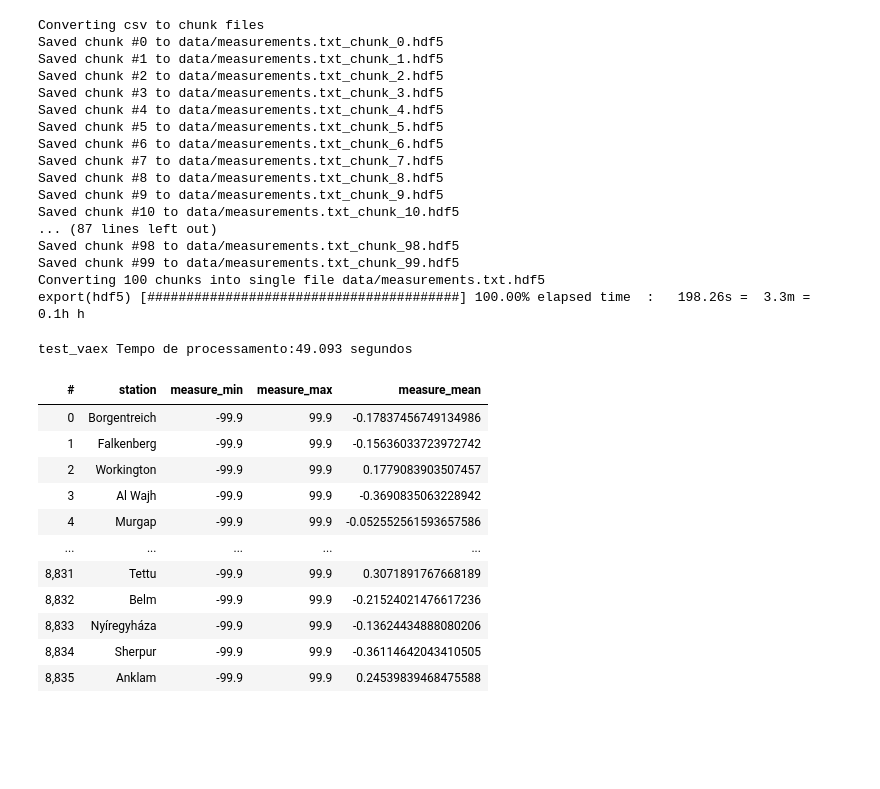
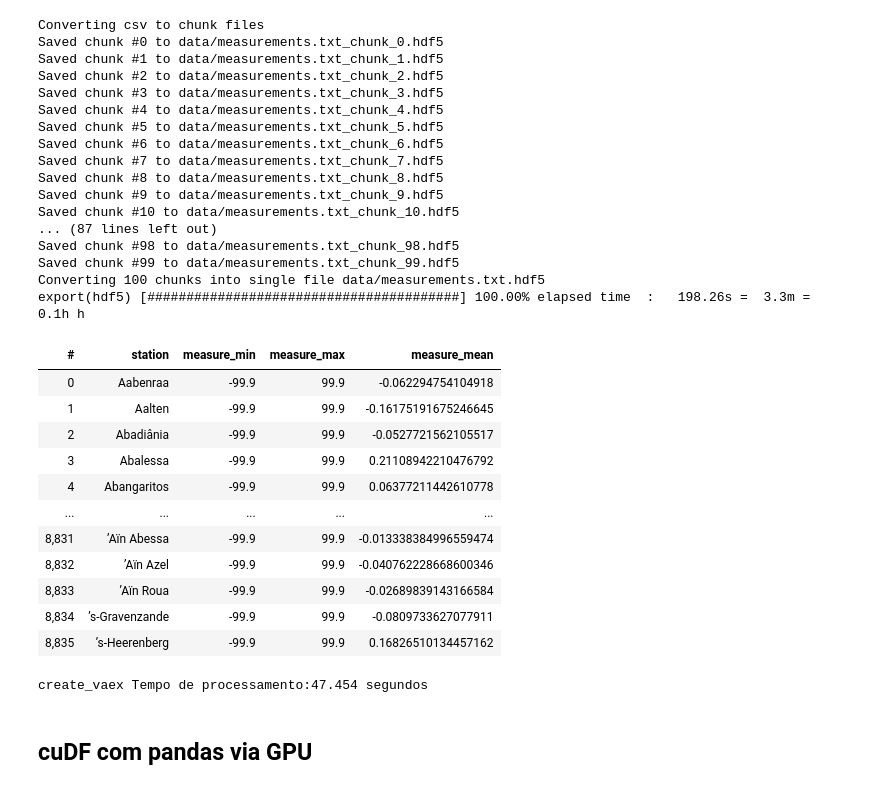
Before and after one commit to Jcnok/bootcamp-jornada-de-dados_2024, a Jupyter notebook: aula_05/aula_05.ipynb, the cells around one changed output. Cells and saved outputs as stored; diff of their text form; code cells hidden in the pictures; blank space fills up the shorter version.

```diff
--- a/aula_05/aula_05.ipynb
+++ b/aula_05/aula_05.ipynb
@@ -808,24 +765,38 @@ Saved chunk #98 to data/measurements.txt_chunk_98.hdf5
 Saved chunk #99 to data/measurements.txt_chunk_99.hdf5
 Converting 100 chunks into single file data/measurements.txt.hdf5
 export(hdf5) [########################################] 100.00% elapsed time  :   198.26s =  3.3m =  0.1h h
-# %%
-@timer
-def test_vaex():
-    return df.groupby(df['station']).agg({'measure': ['min', 'max', 'mean']})
-
-
-test_vaex()
-# %% [output]
-test_vaex Tempo de processamento:49.093 segundos
-| # | station | measure_min | measure_max | measure_mean |
-| 0 | Borgentreich | -99.9 | 99.9 | -0.17837456749134986 |
-| 1 | Falkenberg | -99.9 | 99.9 | -0.15636033723972742 |
-| 2 | Workington | -99.9 | 99.9 | 0.1779083903507457 |
-| 3 | Al Wajh | -99.9 | 99.9 | -0.3690835063228942 |
-| 4 | Murgap | -99.9 | 99.9 | -0.052552561593657586 |
-| ... | ... | ... | ... | ... |
-| 8,831 | Tettu | -99.9 | 99.9 | 0.3071891767668189 |
-| 8,832 | Belm | -99.9 | 99.9 | -0.21524021476617236 |
-| 8,833 | Nyíregyháza | -99.9 | 99.9 | -0.13624434888080206 |
-| 8,834 | Sherpur | -99.9 | 99.9 | -0.36114642043410505 |
-| 8,835 | Anklam | -99.9 | 99.9 | 0.24539839468475588 |
+# %%
+import vaex
+@timer
+def create_vaex(filename):
+    # Leitura do arquivo CSV utilizando Vaex
+    df = vaex.open(filename)
+
+    # Cálculo das estatísticas
+    combined_results = df.groupby(df['station']).agg({'measure': ['min', 'max', 'mean']})
+
+    # Ordenar por 'station'
+    combined_results = combined_results.sort(by='station')
+
+    # Exibição dos resultados
+    return display(combined_results)
+
+if __name__ == "__main__":
+    filename = "data/measurements.txt.hdf5"
+    create_vaex(filename)
+# %% [output]
+| # | station | measure_min | measure_max | measure_mean |
+| 0 | Aabenraa | -99.9 | 99.9 | -0.062294754104918 |
+| 1 | Aalten | -99.9 | 99.9 | -0.16175191675246645 |
+| 2 | Abadiânia | -99.9 | 99.9 | -0.0527721562105517 |
+| 3 | Abalessa | -99.9 | 99.9 | 0.21108942210476792 |
+| 4 | Abangaritos | -99.9 | 99.9 | 0.06377211442610778 |
+| ... | ... | ... | ... | ... |
+| 8,831 | ’Aïn Abessa | -99.9 | 99.9 | -0.013338384996559474 |
+| 8,832 | ’Aïn Azel | -99.9 | 99.9 | -0.040762228668600346 |
+| 8,833 | ’Aïn Roua | -99.9 | 99.9 | -0.02689839143166584 |
+| 8,834 | ’s-Gravenzande | -99.9 | 99.9 | -0.0809733627077911 |
+| 8,835 | ’s-Heerenberg | -99.9 | 99.9 | 0.16826510134457162 |
+create_vaex Tempo de processamento:47.454 segundos
+# %% [markdown]
+## cuDF com pandas via GPU
```
Also changed, not shown: parts of 101 cells of this notebook, 1 other file.
